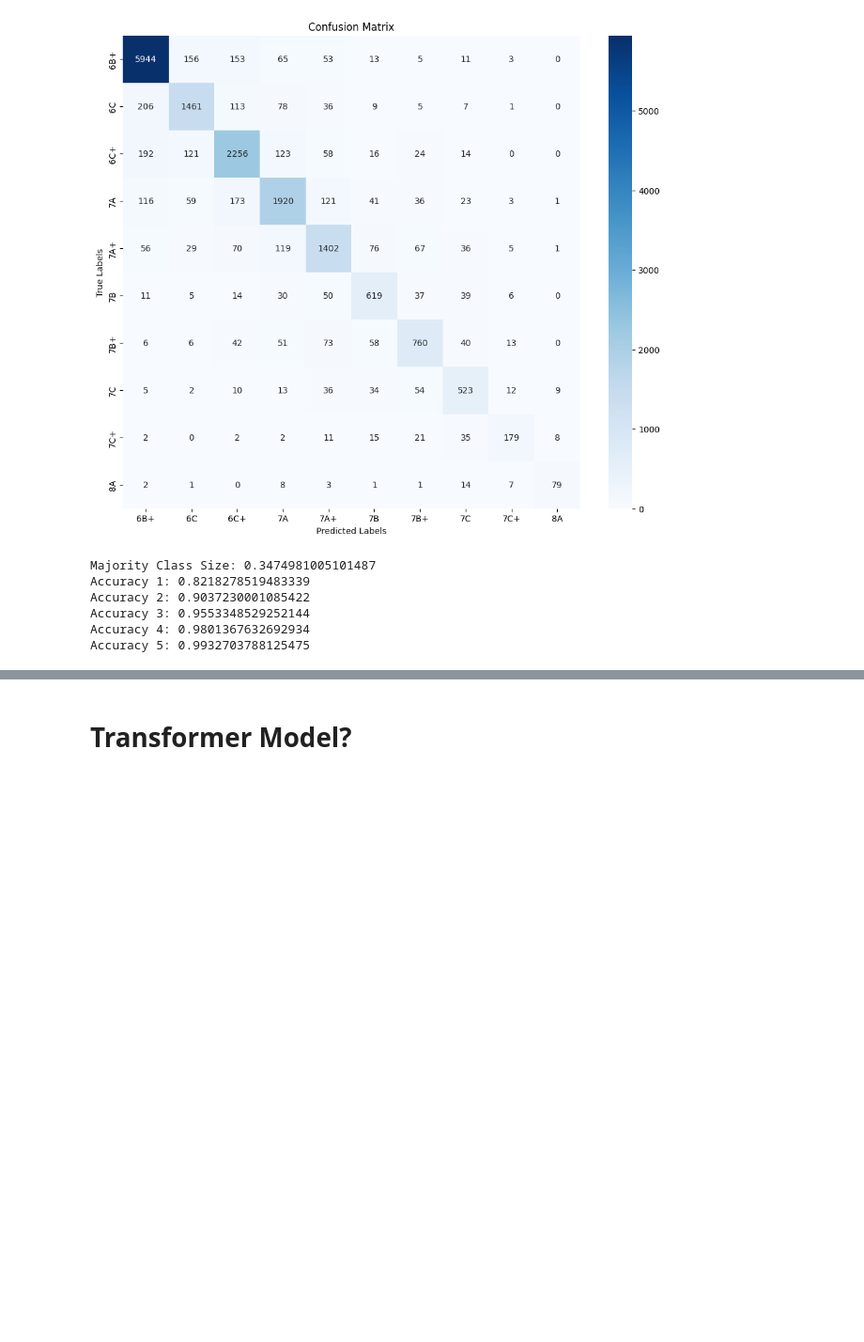
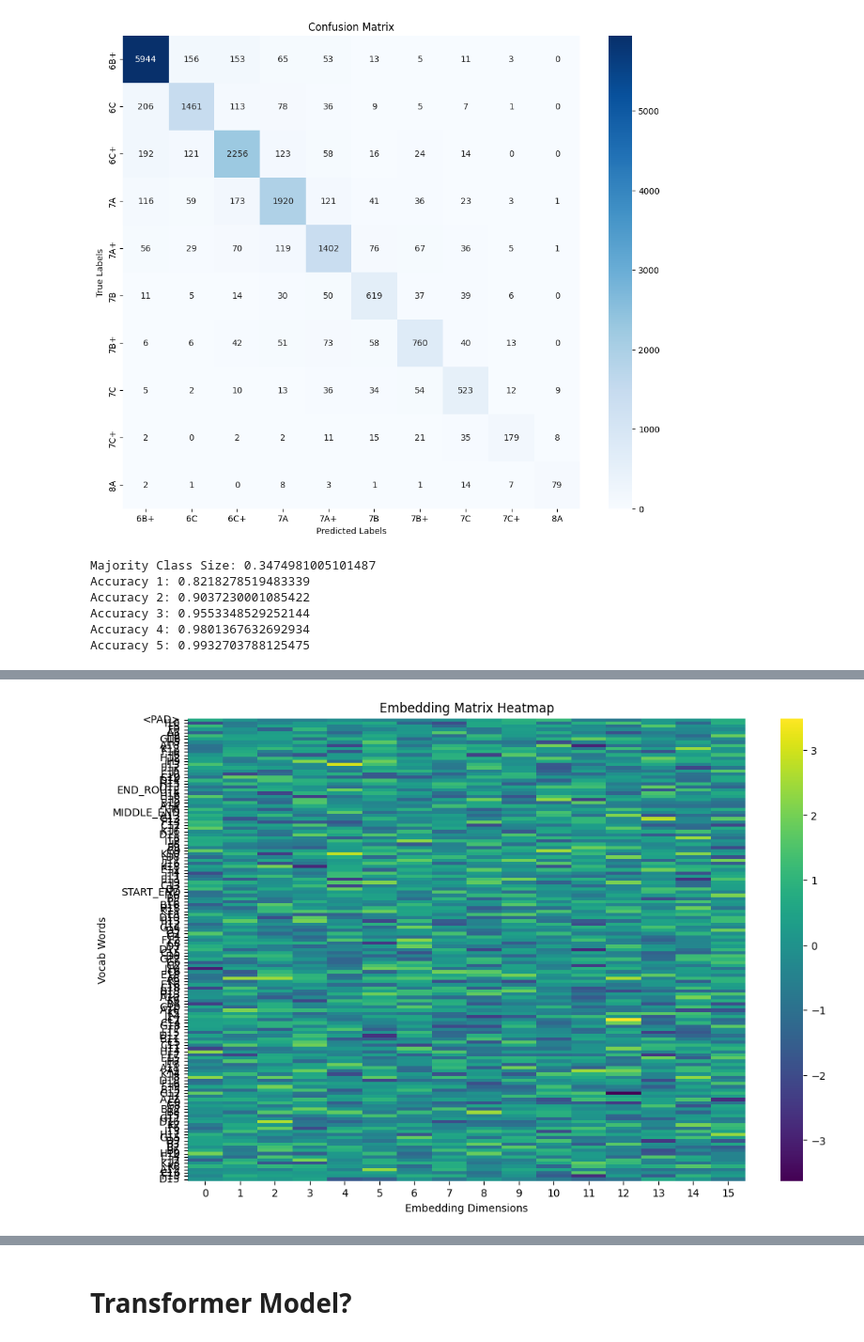
Before and after one commit to wd7512/Moonboard-Analysis, a Jupyter notebook: test.ipynb, the cells around one changed output, grey strips where cells are left out. Shown: that part at 94% size. Drawn from its saved outputs; the diff is of its cells as text; code cells hidden in the pictures; blank space fills up the shorter version.

```diff
--- a/test.ipynb
+++ b/test.ipynb
@@ -336,0 +339,82 @@ Accuracy 5: 0.9932703788125475
+# %%
+!pip install adjustText
+import matplotlib.pyplot as plt
+import seaborn as sns
+import numpy as np
+from sklearn.decomposition import PCA
+from sklearn.manifold import TSNE
+from adjustText import adjust_text  # Import to handle text overlap
+
+# Assuming you have your embedding matrix as a PyTorch module
+embedding = model.embedding
+
+# Convert embedding weights to numpy array
+embedding_weights = embedding.weight.cpu().detach().numpy()
+
+# Invert vocab dictionary to map indices to words
+index_to_word = {idx: word for word, idx in vocab.items()}
+
+def plot_heatmap(weights, vocab):
+    plt.figure(figsize=(12, 8))
+    # Use vocab indices as y-ticks
+    vocab_labels = [index_to_word[i] for i in range(weights.shape[0])]
+    sns.heatmap(weights, cmap='viridis', yticklabels=vocab_labels)
+    plt.title('Embedding Matrix Heatmap')
+    plt.xlabel('Embedding Dimensions')
+    plt.ylabel('Vocab Words')
+    plt.show()
+
+def plot_pca(weights, vocab):
+    pca = PCA(n_components=2)
+    pca_result = pca.fit_transform(weights)
+
+    plt.figure(figsize=(20, 20))
+    plt.scatter(pca_result[:, 0], pca_result[:, 1], alpha=0.7)
+
+    # Annotate points with vocab words and avoid overlap
+    texts = [plt.text(pca_result[i, 0], pca_result[i, 1], index_to_word[i], fontsize=10, alpha=0.7) for i in range(pca_result.shape[0])]
+    adjust_text(texts, arrowprops=dict(arrowstyle='-', color='grey', alpha=0.5))
+
+    plt.title('PCA of Embedding Vectors')
+    plt.xlabel('First Principal Component')
+    plt.ylabel('Second Principal Component')
+    plt.show()
+
+def plot_tsne(weights, vocab):
+    tsne = TSNE(n_components=2, perplexity=3, random_state=42)  # Set perplexity to 3
+    tsne_result = tsne.fit_transform(weights)
+
+    plt.figure(figsize=(20, 20))
+    plt.scatter(tsne_result[:, 0], tsne_result[:, 1], alpha=0.7)
+
+    # Annotate points with vocab words and avoid overlap
+    texts = [plt.text(tsne_result[i, 0], tsne_result[i, 1], index_to_word[i], fontsize=10, alpha=0.7) for i in range(tsne_result.shape[0])]
+    adjust_text(texts, arrowprops=dict(arrowstyle='-', color='grey', alpha=0.5))
+
+    plt.title('t-SNE of Embedding Vectors')
+    plt.xlabel('t-SNE 1')
+    plt.ylabel('t-SNE 2')
+    plt.show()
+
+def analyze_embeddings(weights, vocab):
+    print(f"Embedding matrix shape: {weights.shape}")
+    print(f"Mean value: {np.mean(weights):.4f}")
+    print(f"Standard deviation: {np.std(weights):.4f}")
+    print(f"Min value: {np.min(weights):.4f}")
+    print(f"Max value: {np.max(weights):.4f}")
+
+    # Compute and print cosine similarities between some pairs of embeddings
+    def cosine_similarity(a, b):
+        return np.dot(a, b) / (np.linalg.norm(a) * np.linalg.norm(b))
+
+    print("\nCosine similarities between some embedding pairs:")
+    for i in range(0, 10, 2):
+        sim = cosine_similarity(weights[i], weights[i+1])
+        print(f"Similarity between {index_to_word[i]} and {index_to_word[i+1]}: {sim:.4f}")
+
+# Run the visualization and analysis functions
+plot_heatmap(embedding_weights, vocab)
+plot_pca(embedding_weights, vocab)
+plot_tsne(embedding_weights, vocab)
+analyze_embeddings(embedding_weights, vocab)
+# %% [output]
@@ -336,0 +436 @@ Accuracy 5: 0.9932703788125475
+[figure, added]
```
Also changed, not shown: parts of 2 cells of this notebook, 1 other file.
